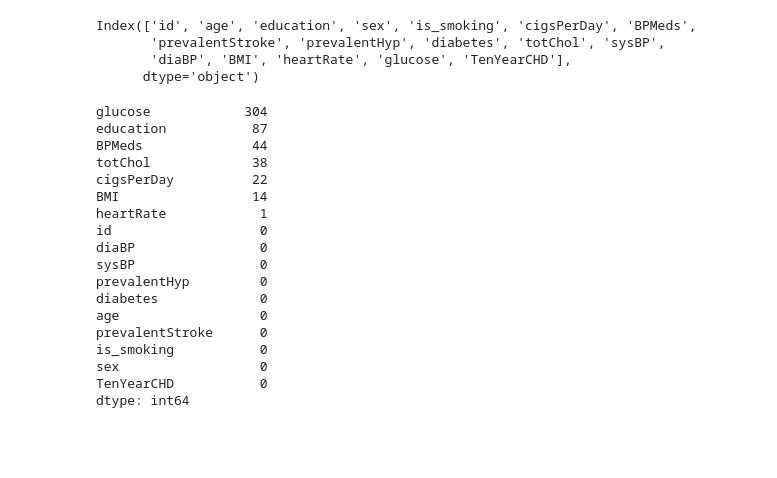
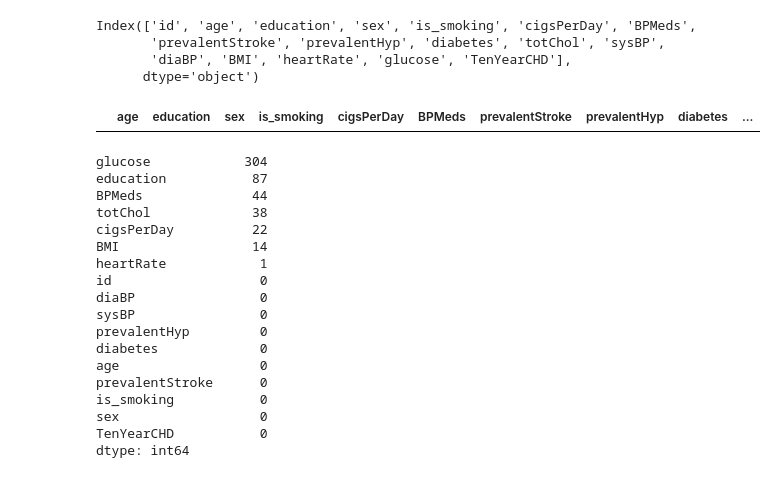
Before and after one commit to Ramesh9394/Portfolio_DS, a Jupyter notebook: data_cardiovascular_risk.ipynb, the cells around one changed output. Cells and saved outputs as stored; diff of their text form; code cells hidden in the pictures; blank space fills up the shorter version.

```diff
--- a/data_cardiovascular_risk.ipynb
+++ b/data_cardiovascular_risk.ipynb
@@ -88,6 +90,12 @@ Index(['id', 'age', 'education', 'sex', 'is_smoking', 'cigsPerDay', 'BPMeds',
        'prevalentStroke', 'prevalentHyp', 'diabetes', 'totChol', 'sysBP',
        'diaBP', 'BMI', 'heartRate', 'glucose', 'TenYearCHD'],
       dtype='object')
+# %%
+# check for dupicates
+duplicate_df = df[df.duplicated()]
+duplicate_df
+# %% [output]
+|  | age | education | sex | is_smoking | cigsPerDay | BPMeds | prevalentStroke | prevalentHyp | diabetes | ... |
 # %%
 # Lets check the missing values
 df.isnull().sum().sort_values(ascending=False)
```
Also changed, not shown: parts of 6 cells of this notebook.
